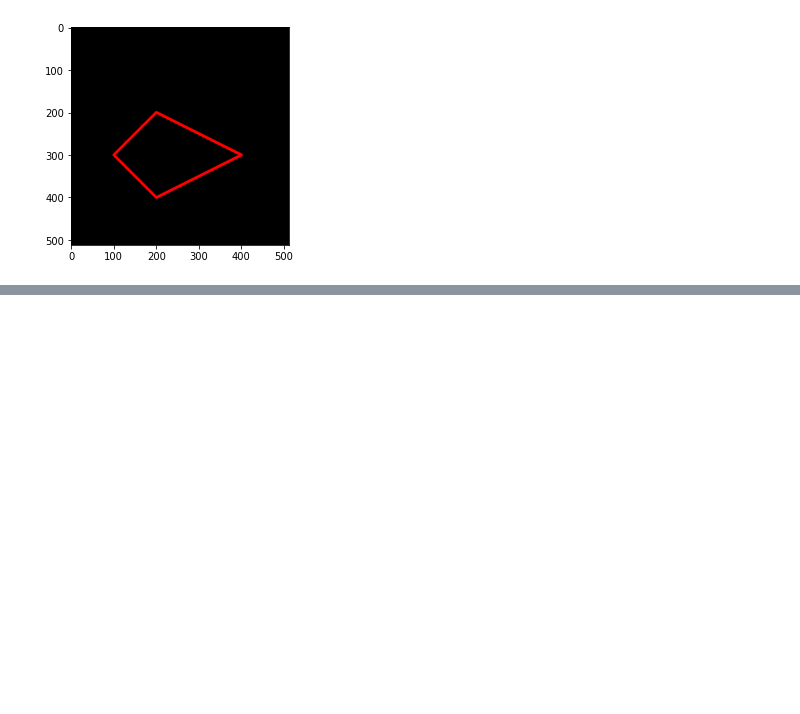
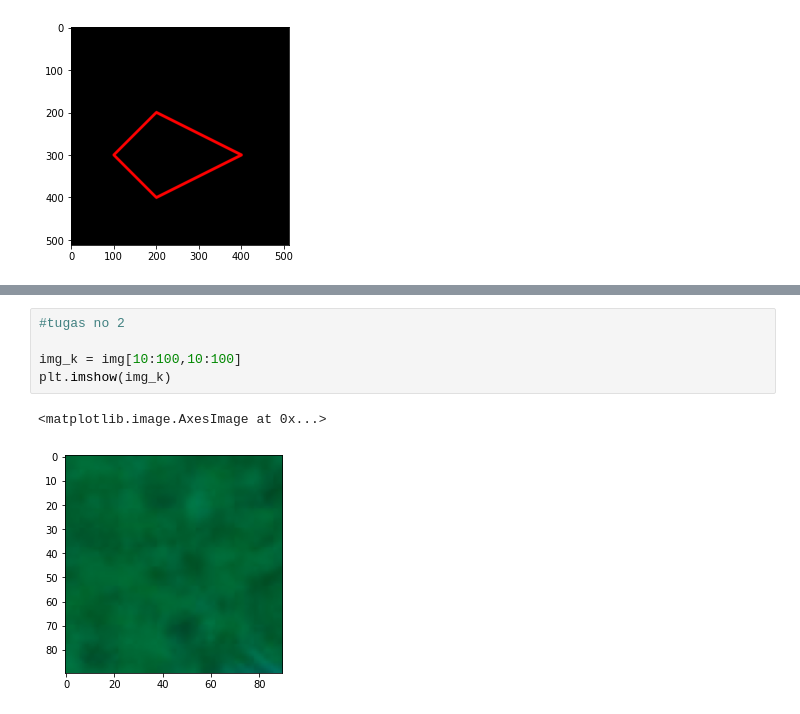
Before and after one commit to riskanursafitri/PCVK-Genap-20-21, a Jupyter notebook: Week2.ipynb, the cells around one changed output, grey strips where cells are left out. Cells and saved outputs as stored; diff of their text form; blank space fills up the shorter version.

```diff
--- a/Week2.ipynb
+++ b/Week2.ipynb
@@ -131,0 +151,8 @@ plt.imshow(black_img2)
+# %%
+#tugas no 2
+
+img_k = img[10:100,10:100]
+plt.imshow(img_k)
+# %% [output]
+<matplotlib.image.AxesImage at 0x...>
+[figure, added]
```
Also changed, not shown: parts of 7 cells of this notebook.
